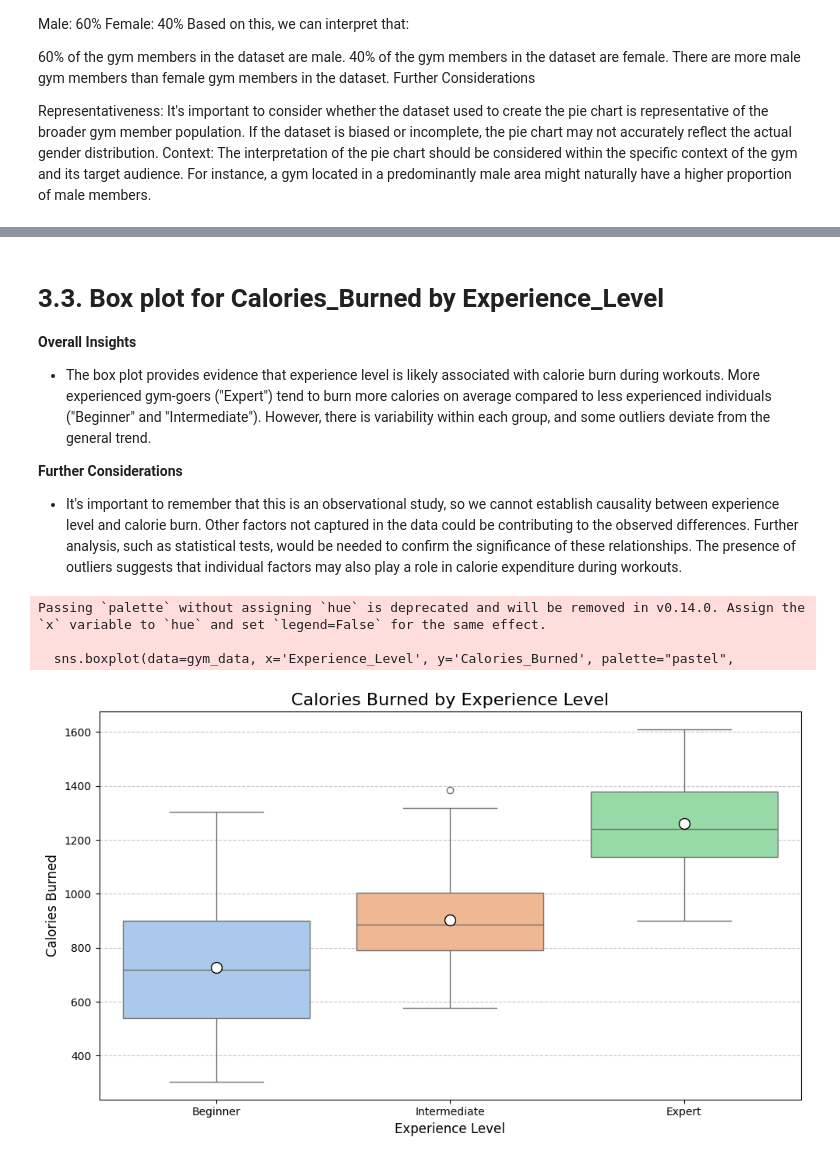
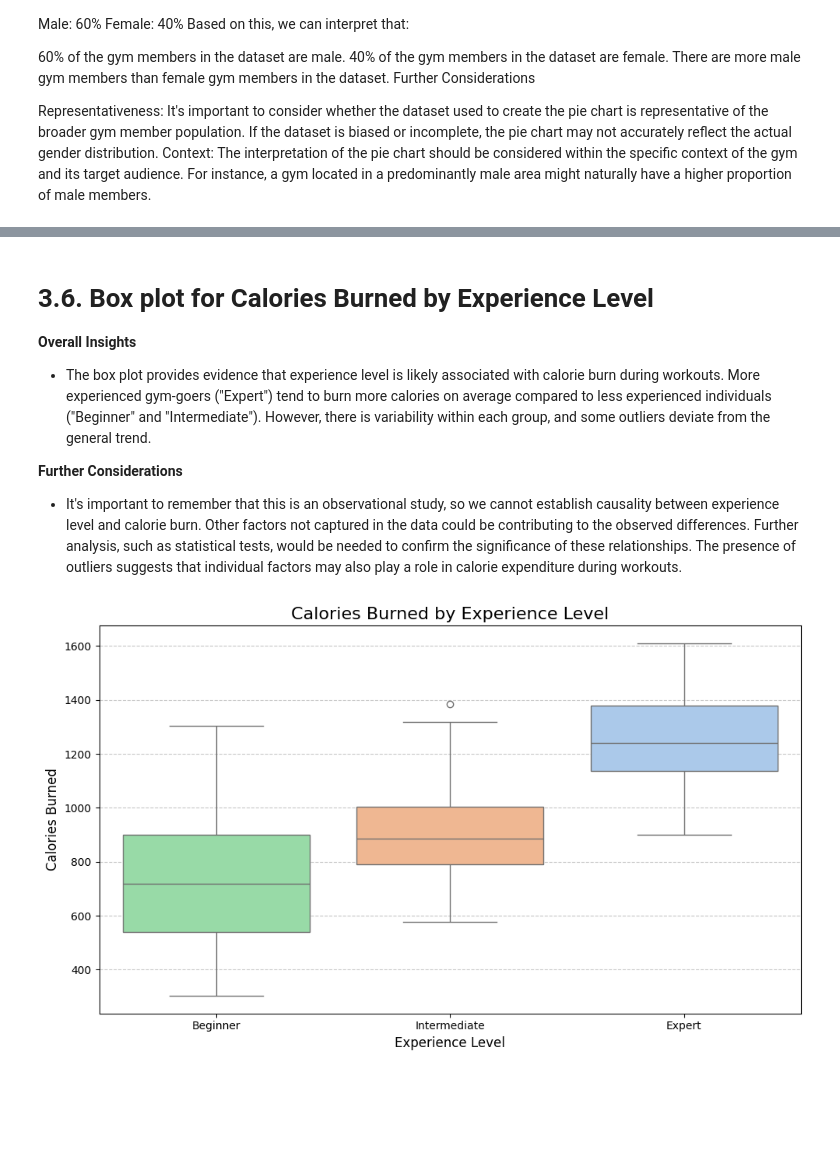
Before and after one commit to RokoSkugor/DA_project, a Jupyter notebook: DataAnalysis_Project.ipynb, the cells around one changed output, grey strips where cells are left out. Saved outputs shown, nothing was run; the diff lists cells and outputs as text; code cells hidden in the pictures; blank space fills up the shorter version.

```diff
--- a/DataAnalysis_Project.ipynb
+++ b/DataAnalysis_Project.ipynb
@@ -433,5 +486,5 @@ Male                         3.305284  26.886967                   75.146771
 # %% [markdown]
-# **3.3. Box plot for Calories_Burned by Experience_Level**
+# **3.6. Box plot for Calories Burned by Experience Level**
 
 **Overall Insights**
 
@@ -445,19 +498,22 @@ The presence of outliers suggests that individual factors may also play a role i
 # %%
 # Enhanced Box plot for Calories_Burned by Experience_Level, ordered from Beginner to Expert
 plt.figure(figsize=(10, 6))
-sns.boxplot(data=gym_data, x='Experience_Level', y='Calories_Burned', palette="pastel",
-            showmeans=True, meanprops={"marker":"o", "markerfacecolor":"white", "markeredgecolor":"black", "markersize":"10"},
-            order=['Beginner', 'Intermediate', 'Expert'])  # Specify order
+
+# Creating a lighter color palette with 'ch' system
+sns.boxplot(data=gym_data, x='Experience_Level', y='Calories_Burned',
+            hue='Experience_Level',
+            palette='pastel',  # Directly inside palette argument
+            meanline=True,
+            order=['Beginner', 'Intermediate', 'Expert'],
+            legend=False)
+
 plt.title('Calories Burned by Experience Level', fontsize=16)
 plt.xlabel('Experience Level', fontsize=12)
 plt.ylabel('Calories Burned', fontsize=12)
 plt.xticks(fontsize=10)
 plt.yticks(fontsize=10)
 plt.grid(axis='y', linestyle='--', alpha=0.7)
 plt.tight_layout()
 plt.show()
 # %% [output]
-Passing `palette` without assigning `hue` is deprecated and will be removed in v0.14.0. Assign the `x` variable to `hue` and set `legend=False` for the same effect.
-
-  sns.boxplot(data=gym_data, x='Experience_Level', y='Calories_Burned', palette="pastel",
-[figure, old version]
+[figure, new version]
```
Also changed, not shown: parts of 13 cells of this notebook.
